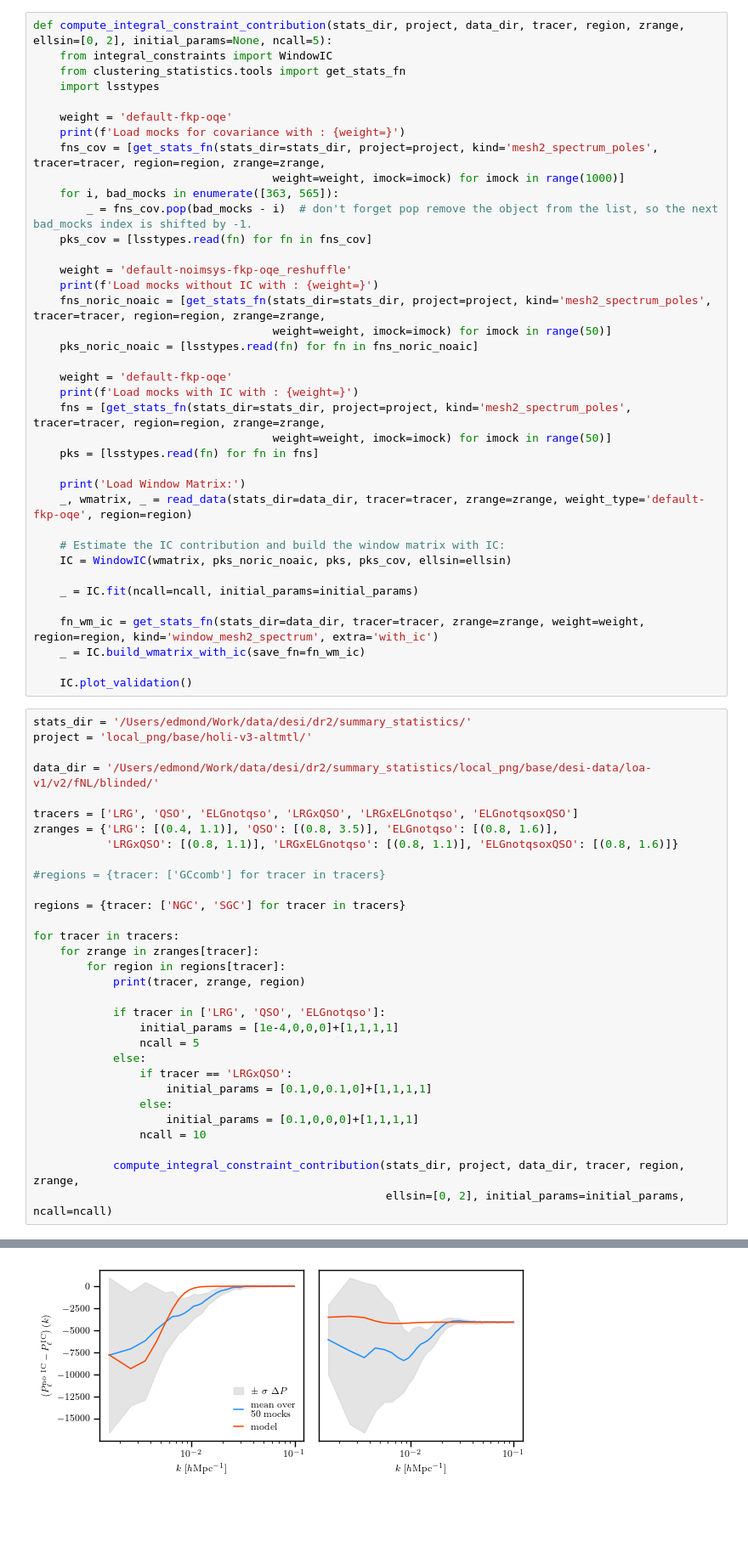
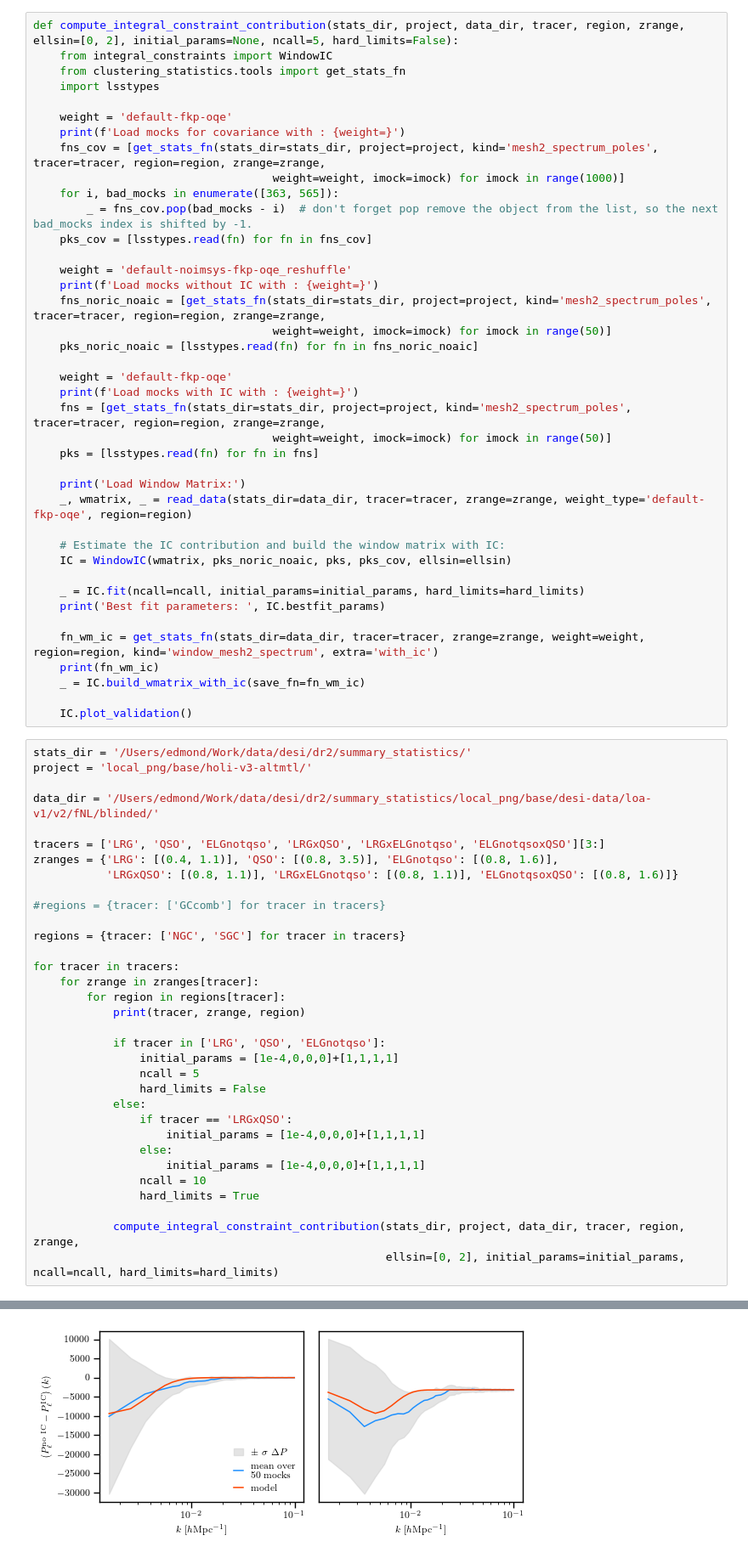
Before and after one commit to AlbertoRosado1/cai-dr2-clustering-products, a Jupyter notebook: local_png/integral_constraints_contribution.ipynb, the cells around one changed output, grey strips where cells are left out. Shown at 85% size. Cells and saved outputs as stored; diff of their text form; blank space fills up the shorter version.

Commit message:
add hard limits to avoid unphysical result in the cross-correlation

```diff
--- a/local_png/integral_constraints_contribution.ipynb
+++ b/local_png/integral_constraints_contribution.ipynb
@@ -18,5 +18,5 @@ plt.style.use('ec_style.mplstyle')
 # %%
-def compute_integral_constraint_contribution(stats_dir, project, data_dir, tracer, region, zrange, ellsin=[0, 2], initial_params=None, ncall=5):
+def compute_integral_constraint_contribution(stats_dir, project, data_dir, tracer, region, zrange, ellsin=[0, 2], initial_params=None, ncall=5, hard_limits=False):
     from integral_constraints import WindowIC
     from clustering_statistics.tools import get_stats_fn
     import lsstypes
@@ -47,9 +47,11 @@ def compute_integral_constraint_contribution(stats_dir, project, data_dir, trace
     # Estimate the IC contribution and build the window matrix with IC:
     IC = WindowIC(wmatrix, pks_noric_noaic, pks, pks_cov, ellsin=ellsin)
 
-    _ = IC.fit(ncall=ncall, initial_params=initial_params)
+    _ = IC.fit(ncall=ncall, initial_params=initial_params, hard_limits=hard_limits)
+    print('Best fit parameters: ', IC.bestfit_params)
 
     fn_wm_ic = get_stats_fn(stats_dir=data_dir, tracer=tracer, zrange=zrange, weight=weight, region=region, kind='window_mesh2_spectrum', extra='with_ic')
+    print(fn_wm_ic)
     _ = IC.build_wmatrix_with_ic(save_fn=fn_wm_ic)
 
     IC.plot_validation()
@@ -59,7 +61,7 @@ project = 'local_png/base/holi-v3-altmtl/'
 
 data_dir = '/Users/edmond/Work/data/desi/dr2/summary_statistics/local_png/base/desi-data/loa-v1/v2/fNL/blinded/'
 
-tracers = ['LRG', 'QSO', 'ELGnotqso', 'LRGxQSO', 'LRGxELGnotqso', 'ELGnotqsoxQSO']
+tracers = ['LRG', 'QSO', 'ELGnotqso', 'LRGxQSO', 'LRGxELGnotqso', 'ELGnotqsoxQSO'][3:]
 zranges = {'LRG': [(0.4, 1.1)], 'QSO': [(0.8, 3.5)], 'ELGnotqso': [(0.8, 1.6)],
            'LRGxQSO': [(0.8, 1.1)], 'LRGxELGnotqso': [(0.8, 1.1)], 'ELGnotqsoxQSO': [(0.8, 1.6)]}
 
@@ -75,13 +77,15 @@ for tracer in tracers:
             if tracer in ['LRG', 'QSO', 'ELGnotqso']:
                 initial_params = [1e-4,0,0,0]+[1,1,1,1]
                 ncall = 5
+                hard_limits = False
             else:
                 if tracer == 'LRGxQSO':
-                    initial_params = [0.1,0,0.1,0]+[1,1,1,1]
+                    initial_params = [1e-4,0,0,0]+[1,1,1,1]
                 else:
-                    initial_params = [0.1,0,0,0]+[1,1,1,1]
+                    initial_params = [1e-4,0,0,0]+[1,1,1,1]
                 ncall = 10
+                hard_limits = True
 
             compute_integral_constraint_contribution(stats_dir, project, data_dir, tracer, region, zrange,
-                                                     ellsin=[0, 2], initial_params=initial_params, ncall=ncall)
+                                                     ellsin=[0, 2], initial_params=initial_params, ncall=ncall, hard_limits=hard_limits)
 # %% [output]
@@ -108 +115 @@ Valid minimum? True
-[figure, old version]
+[figure, new version]
```
Also changed, not shown: parts of 2 cells of this notebook, 1 other file.
